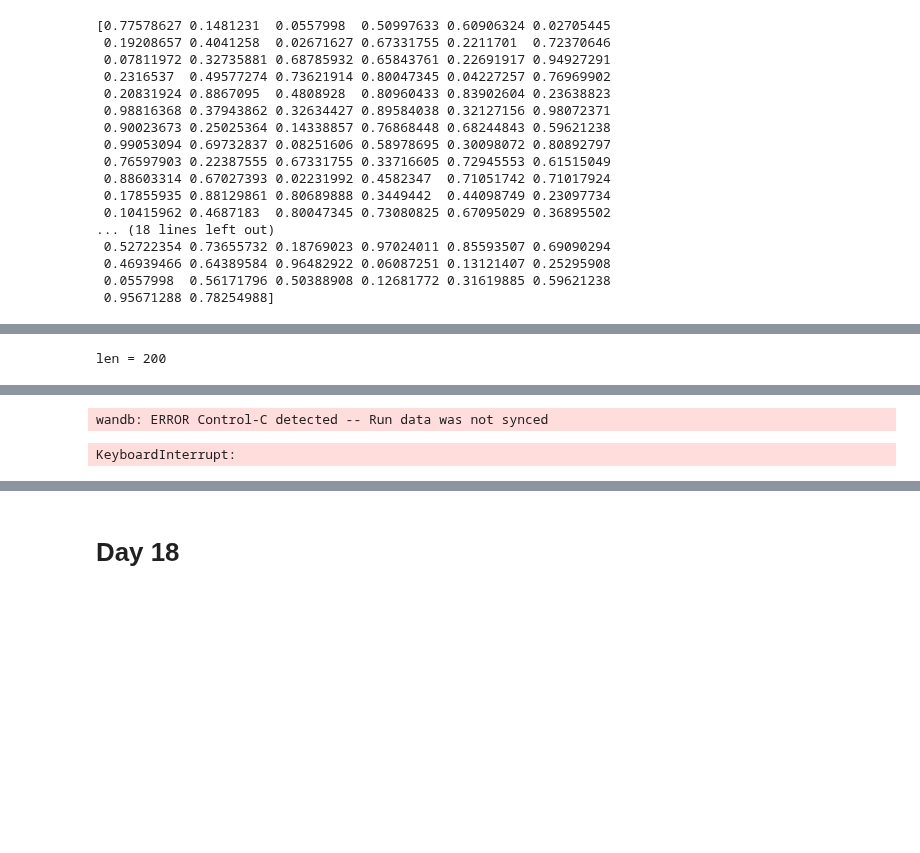
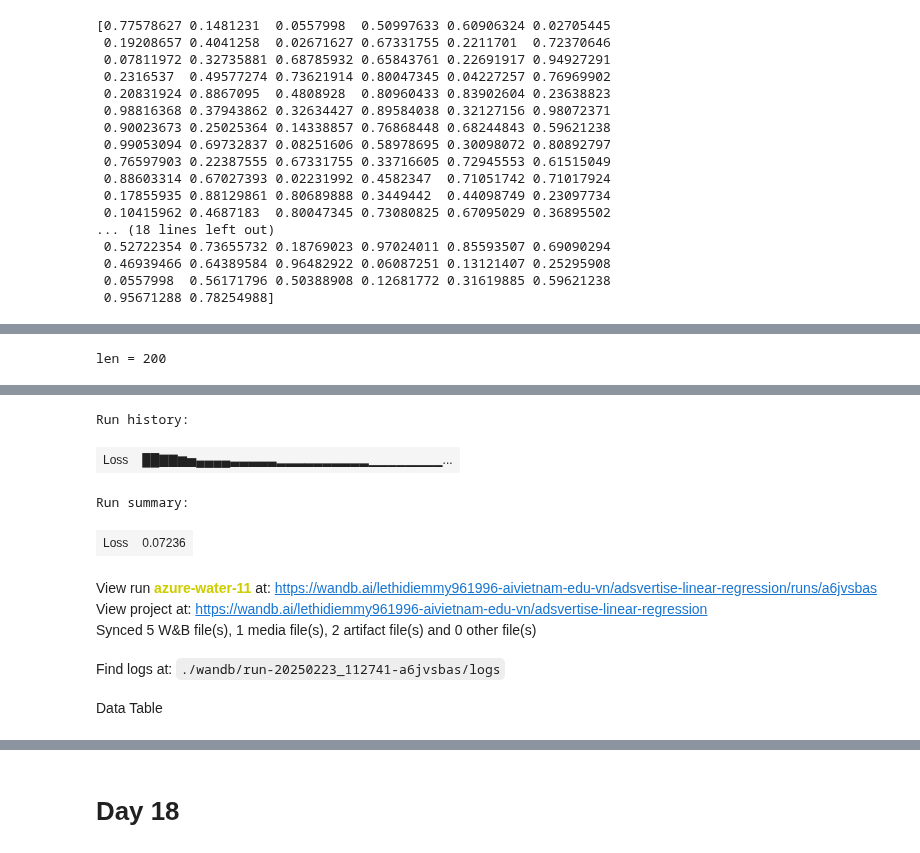
Before and after one commit to mylethidiem/zero-to-hero, a Jupyter notebook: preAIO25/AIOCodeMathDA/Week4.ipynb, the cells around one changed output, grey strips where cells are left out. Cells and saved outputs as stored; diff of their text form; code cells hidden in the pictures; blank space fills up the shorter version.

```diff
--- a/preAIO25/AIOCodeMathDA/Week4.ipynb
+++ b/preAIO25/AIOCodeMathDA/Week4.ipynb
@@ -413,33 +413,42 @@ Y = normalize_data(sales)
 wandb.run.log({"Dataset": wandb.Table(dataframe=dataset_adsvertise)})
 N = len(tv) # all features have the same length
 print(f"len = {N}")
 losses = []
 # init weights
 b = 1
 w1 = w2 = w3 = 0
 
 for epoch in range(epochs):
   for i in range(N):
     # get feature for each row and predict each label corresponding
     x1 = X1[i]
     x2 = X2[i]
     x3 = X3[i]
 
     y = Y[i]
 
     y_hat = predict_output(x1, x2, x3, w1, w2, w3, b)
 
     loss = compute_loss(y_hat, y)
     losses.append(loss)
-    wandb.log({"Loss": loss})
 
     dw1, dw2, dw3, db = compute_gradient(x1, x2, x3, y, y_hat)
     w1, w2, w3, b = update_weights(w1, w2, w3, b, dw1, dw2, dw3, db, lr)
+  avg_loss = np.sum(losses) / len(losses)
+  wandb.log({"Loss": avg_loss})
 
 # Mark a run as finished, and finish uploading all data
 wandb.finish()
 # %% [output]
 len = 200
 [interactive output not drawn]
-wandb: ERROR Control-C detected -- Run data was not synced
+Run history:
+| Loss | ██▇▇▆▅▄▄▄▄▃▃▃▃▃▂▂▂▂▂▂▂▂▂▂▁▁▁▁▁▁▁▁... |
-KeyboardInterrupt:
+Run summary:
+| Loss | 0.07236 |
+View run azure-water-11 at: https://wandb.ai/lethidiemmy961996-aivietnam-edu-vn/adsvertise-linear-regression/runs/a6jvsbas
+View project at: https://wandb.ai/lethidiemmy961996-aivietnam-edu-vn/adsvertise-linear-regression
+Synced 5 W&B file(s), 1 media file(s), 2 artifact file(s) and 0 other file(s)
+Find logs at: ./wandb/run-20250223_112741-a6jvsbas/logs
+# %% [markdown]
+Data Table
```
Also changed, not shown: parts of 4 cells of this notebook.
